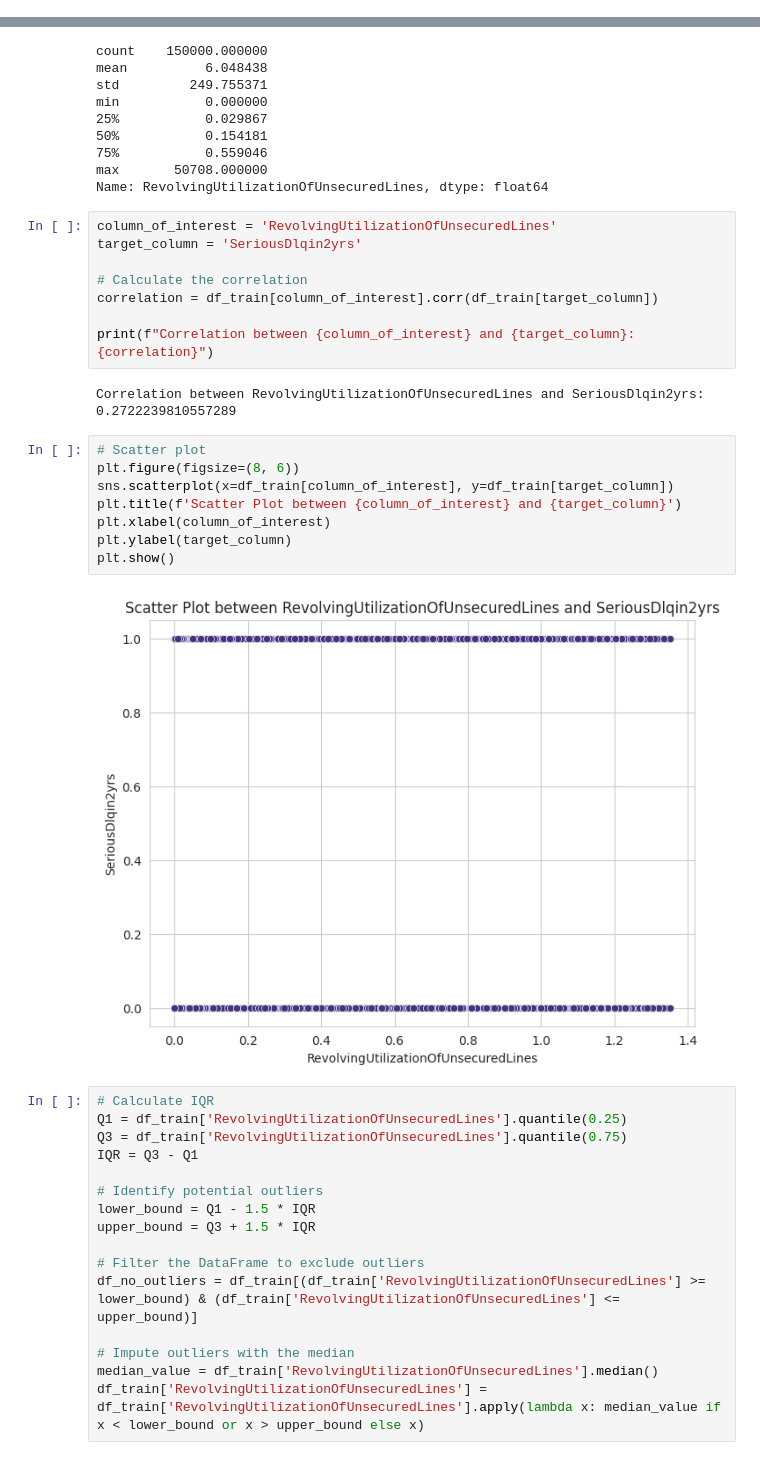
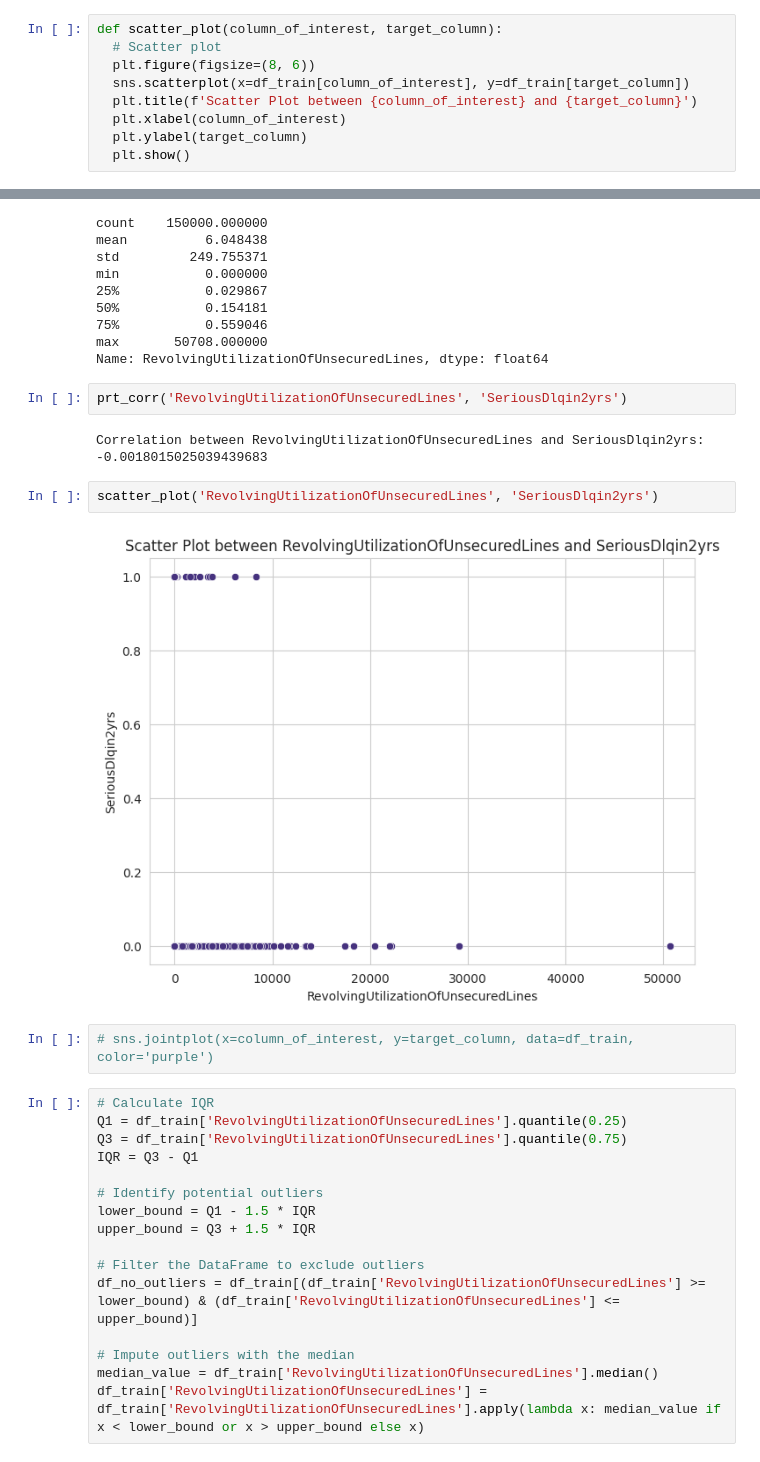
Before and after one commit to Saba-a11/Kaggle_Credit_Score, a Jupyter notebook: CreditModel.ipynb, the cells around one changed output, grey strips where cells are left out. Saved outputs shown, nothing was run; the diff lists cells and outputs as text.

```diff
--- a/CreditModel.ipynb
+++ b/CreditModel.ipynb
@@ -175,3 +181,12 @@ df["RevolvingUtilizationOfUnsecuredLines"].describe()
+# %%
+def scatter_plot(column_of_interest, target_column):
+  # Scatter plot
+  plt.figure(figsize=(8, 6))
+  sns.scatterplot(x=df_train[column_of_interest], y=df_train[target_column])
+  plt.title(f'Scatter Plot between {column_of_interest} and {target_column}')
+  plt.xlabel(column_of_interest)
+  plt.ylabel(target_column)
+  plt.show()
 # %%
 df_train["RevolvingUtilizationOfUnsecuredLines"].describe()
 # %% [output]
@@ -184,26 +199,16 @@ min           0.000000
 75%           0.559046
 max       50708.000000
 Name: RevolvingUtilizationOfUnsecuredLines, dtype: float64
-# %%
-column_of_interest = 'RevolvingUtilizationOfUnsecuredLines'
-target_column = 'SeriousDlqin2yrs'
-
-# Calculate the correlation
-correlation = df_train[column_of_interest].corr(df_train[target_column])
-
-print(f"Correlation between {column_of_interest} and {target_column}: {correlation}")
-# %% [output]
-Correlation between RevolvingUtilizationOfUnsecuredLines and SeriousDlqin2yrs: 0.2722239810557289
-# %%
-# Scatter plot
-plt.figure(figsize=(8, 6))
-sns.scatterplot(x=df_train[column_of_interest], y=df_train[target_column])
-plt.title(f'Scatter Plot between {column_of_interest} and {target_column}')
-plt.xlabel(column_of_interest)
-plt.ylabel(target_column)
-plt.show()
-# %% [output]
-[figure, removed]
+# %%
+prt_corr('RevolvingUtilizationOfUnsecuredLines', 'SeriousDlqin2yrs')
+# %% [output]
+Correlation between RevolvingUtilizationOfUnsecuredLines and SeriousDlqin2yrs: -0.0018015025039439683
+# %%
+scatter_plot('RevolvingUtilizationOfUnsecuredLines', 'SeriousDlqin2yrs')
+# %% [output]
+[figure, added]
+# %%
+# sns.jointplot(x=column_of_interest, y=target_column, data=df_train, color='purple')
 # %%
 # Calculate IQR
 Q1 = df_train['RevolvingUtilizationOfUnsecuredLines'].quantile(0.25)
```
Also changed, not shown: parts of 4 cells of this notebook.
